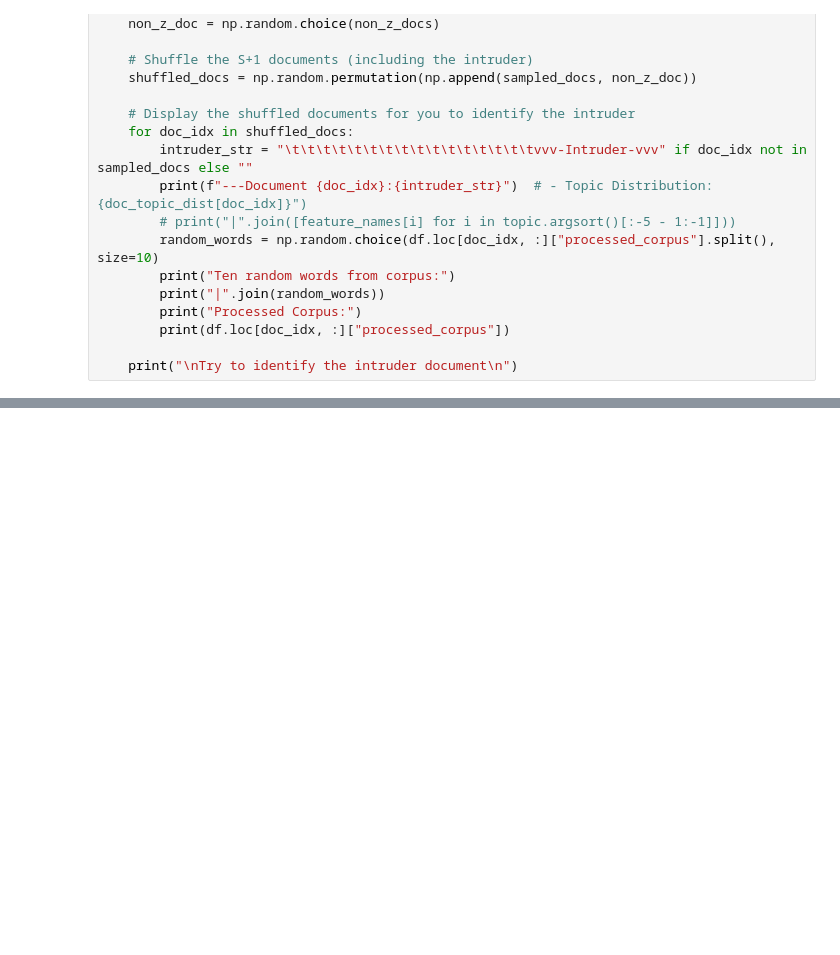
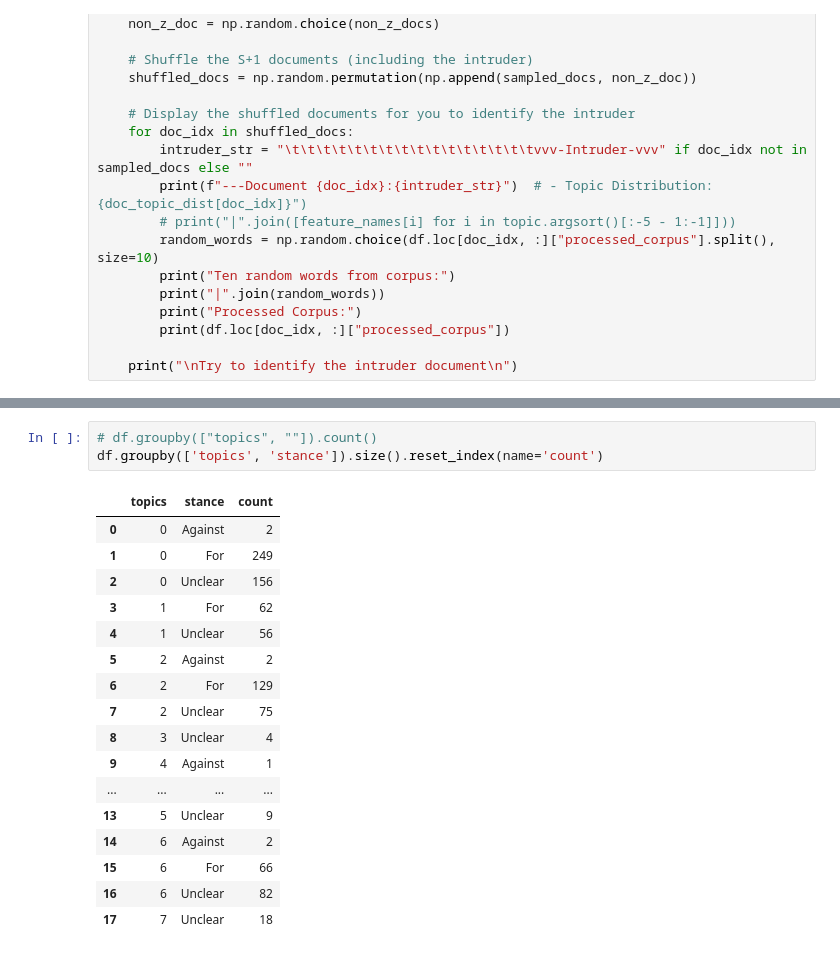
Before and after one commit to vaughankraska/social_data_mining, a Jupyter notebook: src/sdm/lab_scripts/text_analysis/data_driven_task1.3_lda.ipynb, the cells around one changed output, grey strips where cells are left out. Saved outputs shown, nothing was run; the diff lists cells and outputs as text; blank space fills up the shorter version.

```diff
--- a/src/sdm/lab_scripts/text_analysis/data_driven_task1.3_lda.ipynb
+++ b/src/sdm/lab_scripts/text_analysis/data_driven_task1.3_lda.ipynb
@@ -207,0 +458,21 @@ Try to identify the topic of the sampled documents!
+# %%
+# df.groupby(["topics", ""]).count()
+df.groupby(['topics', 'stance']).size().reset_index(name='count')
+# %% [output]
+|  | topics | stance | count |
+| 0 | 0 | Against | 2 |
+| 1 | 0 | For | 249 |
+| 2 | 0 | Unclear | 156 |
+| 3 | 1 | For | 62 |
+| 4 | 1 | Unclear | 56 |
+| 5 | 2 | Against | 2 |
+| 6 | 2 | For | 129 |
+| 7 | 2 | Unclear | 75 |
+| 8 | 3 | Unclear | 4 |
+| 9 | 4 | Against | 1 |
+| ... | ... | ... | ... |
+| 13 | 5 | Unclear | 9 |
+| 14 | 6 | Against | 2 |
+| 15 | 6 | For | 66 |
+| 16 | 6 | Unclear | 82 |
+| 17 | 7 | Unclear | 18 |
```
Also changed, not shown: parts of 18 cells of this notebook.
